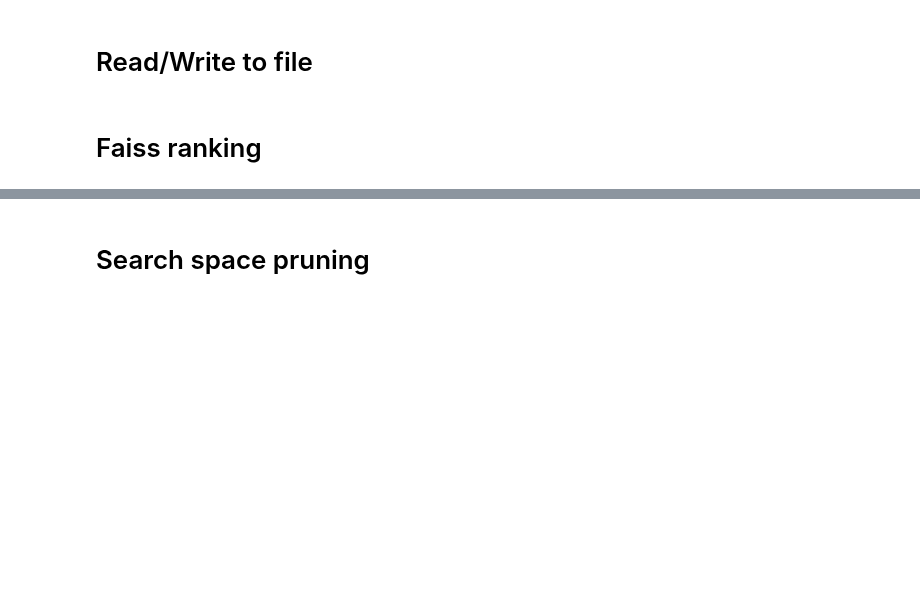
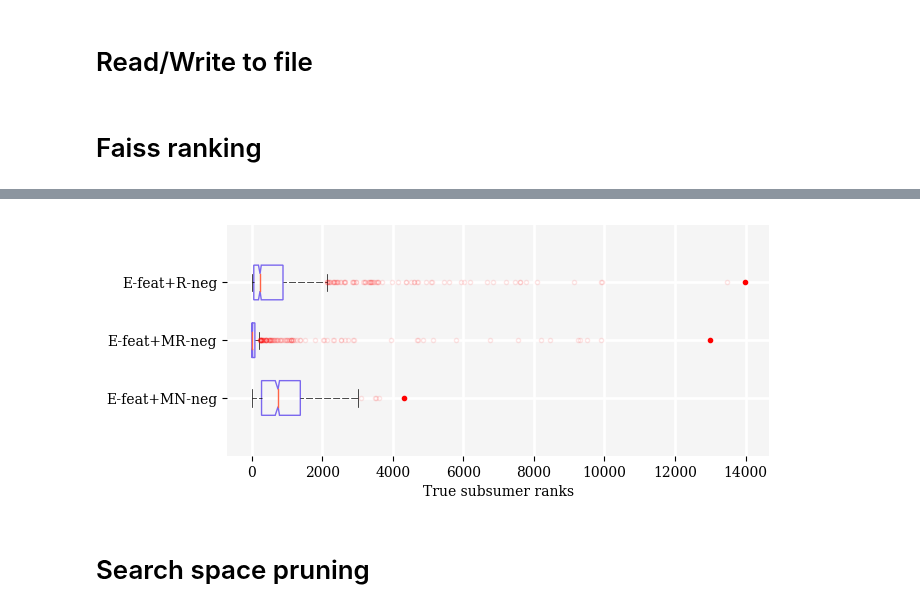
Before and after one commit to stellaevat/ontology-mapping, a Jupyter notebook: colabs/faiss.ipynb, the cells around one changed output, grey strips where cells are left out. Saved outputs shown, nothing was run; the diff lists cells and outputs as text; code cells hidden in the pictures; blank space fills up the shorter version.

```diff
--- a/colabs/faiss.ipynb
+++ b/colabs/faiss.ipynb
@@ -220,3 +230,38 @@ with open('ranks.json', 'w', encoding='utf-8') as f:
+# %%
+fig = plt.figure(figsize=(7,3))
+ax = fig.add_subplot(1,1,1)
+main_color = "whitesmoke"
+positions = np.arange(len(list_ranks))/2
+
+ax.boxplot(
+    list_ranks[::-1], notch=True, vert=False,
+    positions=positions,
+    widths=0.3, bootstrap=40,
+    showfliers=True,
+    patch_artist=True, showcaps=True,
+    boxprops={"facecolor":"None", "edgecolor":'mediumslateblue', "linewidth":1},
+    whiskerprops={"linewidth":0.5, "linestyle":(5, (10, 3))},
+    capprops={"linewidth":0.5},
+    flierprops={"markersize":3, "alpha" : 0.1, "markeredgecolor":"red"},
+    medianprops = {"color":'tomato', "linewidth":1}
+)
+ax.plot(4324, positions[0], marker='o', markersize=3, markeredgecolor="red", markerfacecolor='red', linestyle='', alpha=1)
+ax.plot(12996, positions[1], marker='o', markersize=3, markeredgecolor="red", markerfacecolor='red', linestyle='', alpha=1)
+ax.plot(13977, positions[2], marker='o', markersize=3, markeredgecolor="red", markerfacecolor='red', linestyle='', alpha=1)
+
+ax.set_yticklabels(
+    ["E-feat+R-neg", "E-feat+MR-neg", "E-feat+MN-neg"][::-1],
+    fontfamily="serif"
+)
+for label in ax.get_xticklabels():
+  label.set_fontproperties("serif")
+ax.set_xlabel("True subsumer ranks", fontfamily="serif")
+ax.set_facecolor(main_color)
+ax.grid(color="white", linewidth=2)
+for spine in ["top", "right", "bottom", "left"]:
+  ax.spines[spine].set_visible(False)
+# %% [output]
+[figure, added]
 # %% [markdown]
 # Search space pruning
 # %%
```
Also changed, not shown: parts of 11 cells of this notebook.
